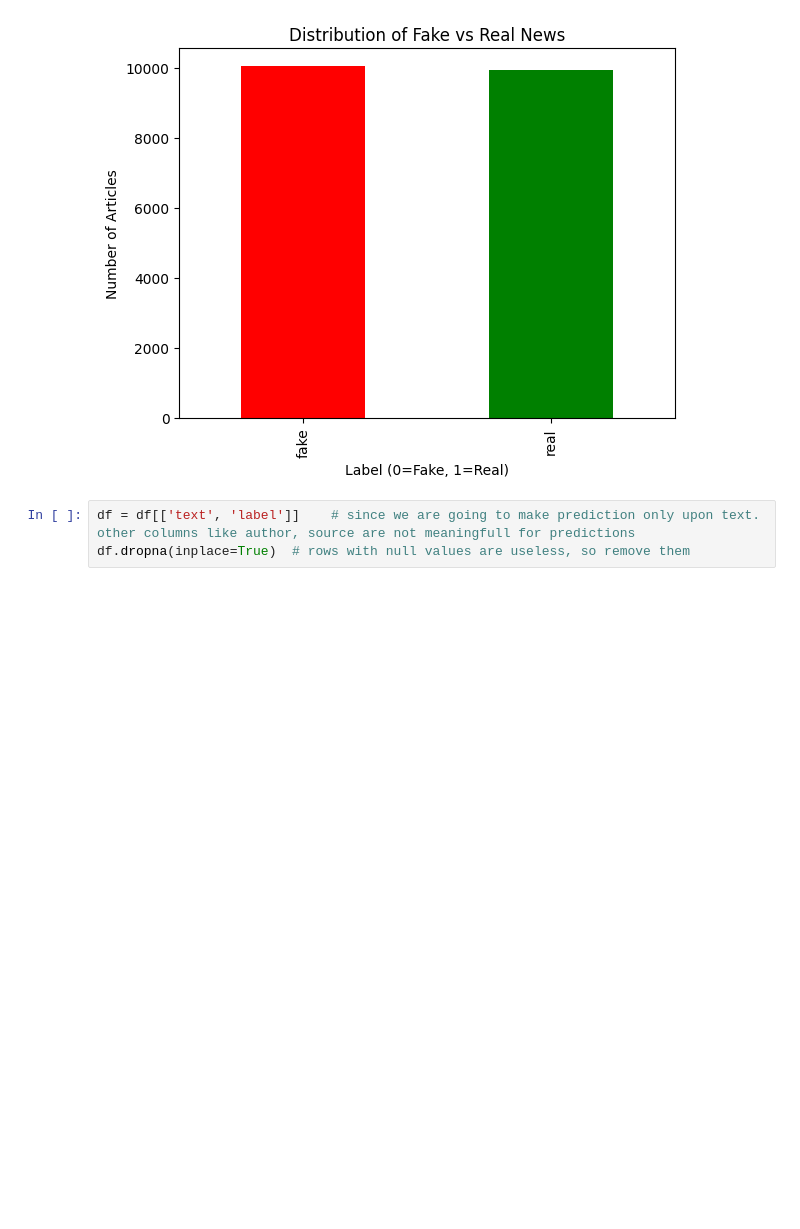
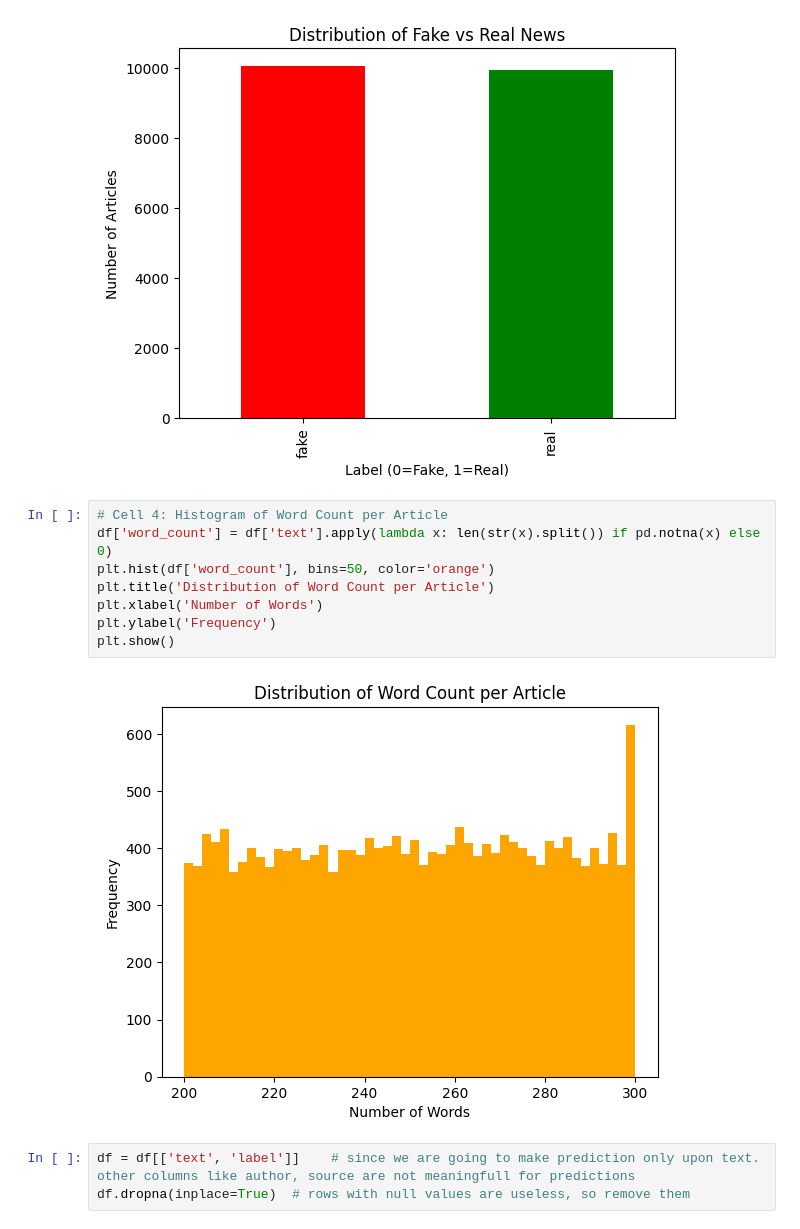
Before and after one commit to Rehman047/Fake-News-Detector-using-Support-Vector-Machine, a Jupyter notebook: Fake_News_Detector.ipynb, the cells around one changed output. Drawn from its saved outputs; the diff is of its cells as text; blank space fills up the shorter version.

Commit message:
added a histogram of word count per article. N

```diff
--- a/Fake_News_Detector.ipynb
+++ b/Fake_News_Detector.ipynb
@@ -182,6 +182,16 @@ if 'label' in df.columns:
     plt.show()
 # %% [output]
 [figure]
+# %%
+# Cell 4: Histogram of Word Count per Article
+df['word_count'] = df['text'].apply(lambda x: len(str(x).split()) if pd.notna(x) else 0)
+plt.hist(df['word_count'], bins=50, color='orange')
+plt.title('Distribution of Word Count per Article')
+plt.xlabel('Number of Words')
+plt.ylabel('Frequency')
+plt.show()
+# %% [output]
+[figure, added]
 # %%
 df = df[['text', 'label']]    # since we are going to make prediction only upon text. other columns like author, source are not meaningfull for predictions
 df.dropna(inplace=True)  # rows with null values are useless, so remove them
```
